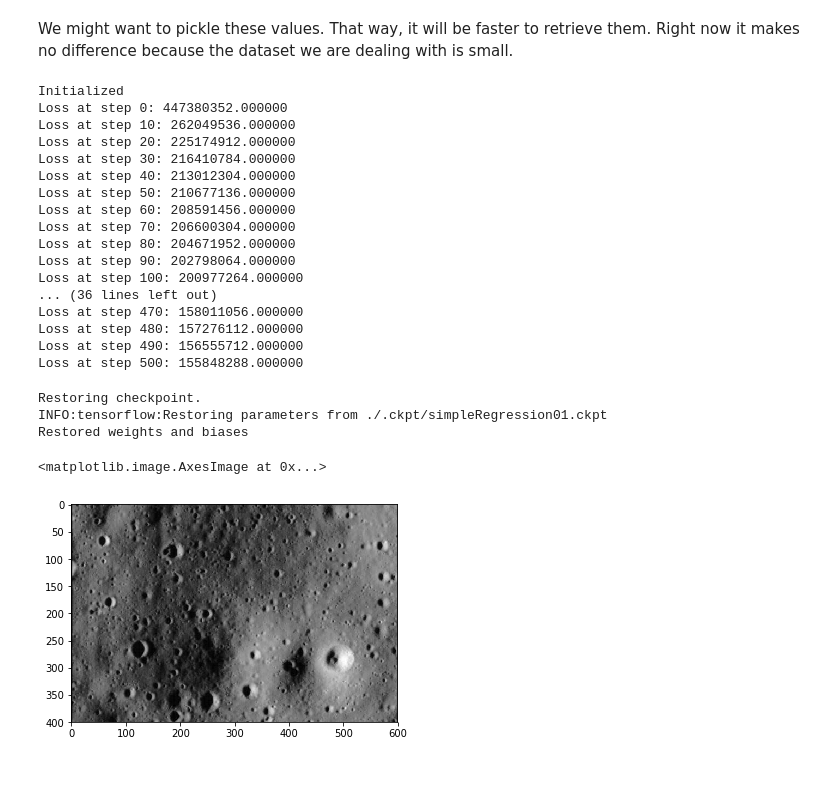
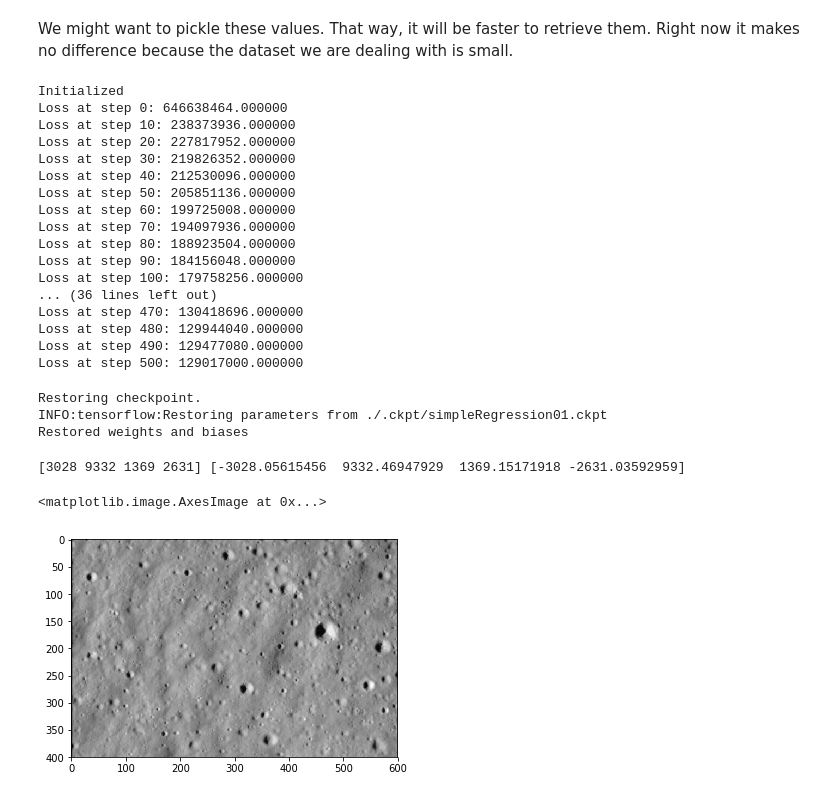
Before and after one commit to thibaudteil/OpNav_Tracking, a Jupyter notebook: Notebook/neural_network.ipynb, the cells around one changed output. Cells and saved outputs as stored; diff of their text form; code cells hidden in the pictures.

Commit message:
Exponential learning rate decay, use absolute value of results, save checkpoint after every 200 iters

```diff
--- a/Notebook/neural_network.ipynb
+++ b/Notebook/neural_network.ipynb
@@ -111,11 +109,12 @@ with graph.as_default():
     # Variables
     layer1_w = tf.Variable(tf.truncated_normal([img_height * img_width, num_labels]))
     layer1_b = tf.Variable(tf.zeros([num_labels]))
+    steps = tf.Variable(0, trainable=False)
 
     # Computation model
     def model(x_train):
         layer2 = tf.matmul(x_train, layer1_w) + layer1_b
-        return layer2
+        return tf.abs(layer2)
 
     pred = model(train_dataset)
 
@@ -123,7 +122,8 @@ with graph.as_default():
     loss = tf.losses.mean_squared_error(labels=train_labels, predictions=pred)
 
     # Optimizer
-    optimizer = tf.train.GradientDescentOptimizer(0.0000000003).minimize(loss)
+    learning_rate = tf.train.exponential_decay(3e-10, steps, 100, 0.80, staircase=True)
+    optimizer = tf.train.GradientDescentOptimizer(learning_rate).minimize(loss, global_step=steps)
 
     saver = tf.train.Saver()
 # %%
@@ -144,25 +144,29 @@ with tf.Session(graph=graph) as session:
         if (step % 10 == 0):
             print('Loss at step %d: %f' % (step, l))
 
+            # Backup work to prevent something going wrong at the end of a 10,000 step training
+            if (step % 200 == 0):
+                save_path = saver.save(session, "./.ckpt/simpleRegression01.ckpt")
+
     save_path = saver.save(session, "./.ckpt/simpleRegression01.ckpt")
 # %% [output]
 Initialized
-Loss at step 0: 447380352.000000
-Loss at step 10: 262049536.000000
-Loss at step 20: 225174912.000000
-Loss at step 30: 216410784.000000
-Loss at step 40: 213012304.000000
-Loss at step 50: 210677136.000000
-Loss at step 60: 208591456.000000
-Loss at step 70: 206600304.000000
-Loss at step 80: 204671952.000000
-Loss at step 90: 202798064.000000
-Loss at step 100: 200977264.000000
+Loss at step 0: 646638464.000000
+Loss at step 10: 238373936.000000
+Loss at step 20: 227817952.000000
+Loss at step 30: 219826352.000000
+Loss at step 40: 212530096.000000
+Loss at step 50: 205851136.000000
+Loss at step 60: 199725008.000000
+Loss at step 70: 194097936.000000
+Loss at step 80: 188923504.000000
+Loss at step 90: 184156048.000000
+Loss at step 100: 179758256.000000
 ... (36 lines left out)
-Loss at step 470: 158011056.000000
-Loss at step 480: 157276112.000000
-Loss at step 490: 156555712.000000
-Loss at step 500: 155848288.000000
+Loss at step 470: 130418696.000000
+Loss at step 480: 129944040.000000
+Loss at step 490: 129477080.000000
+Loss at step 500: 129017000.000000
 # %%
 # Restore weights and biases
 with tf.Session(graph=graph) as session:
@@ -176,13 +180,15 @@ Restoring checkpoint.
 INFO:tensorflow:Restoring parameters from ./.ckpt/simpleRegression01.ckpt
 Restored weights and biases
 # %%
-randInt = 100
+randInt = 4
 box = np.matmul(dataset[randInt], layer1_w) + layer1_b
 temp = np.absolute(box).astype(int)
+print(temp, box)
 
 temp_img = X[randInt]
 cv2.rectangle(temp_img, (temp[0], temp[1]), (temp[2], temp[3]), 255, 2)
 plt.imshow(temp_img, cmap='gray')
 # %% [output]
-<matplotlib.image.AxesImage at 0x...>
+[3028 9332 1369 2631] [-3028.05615456  9332.46947929  1369.15171918 -2631.03592959]
+<matplotlib.image.AxesImage at 0x...>
-[figure, old version]
+[figure, new version]
```
Also changed, not shown: parts of 1 cell of this notebook, 3 other files.
